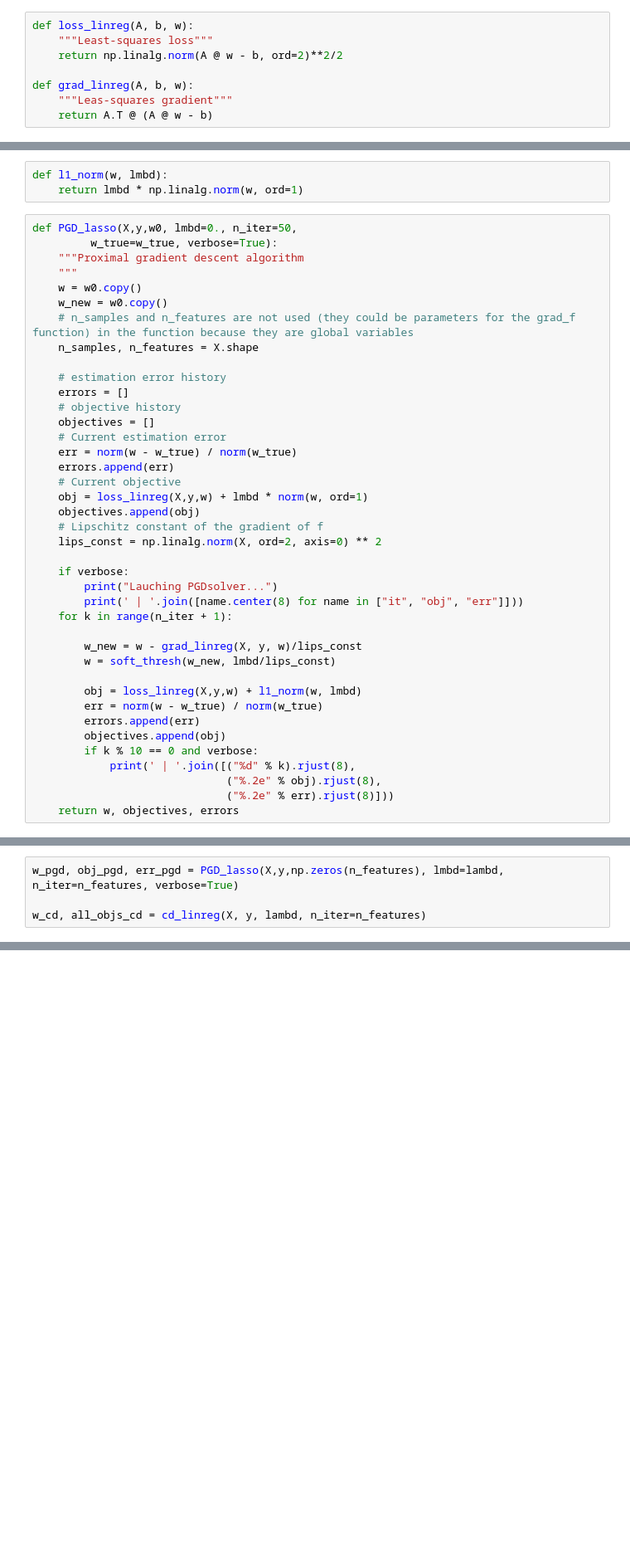
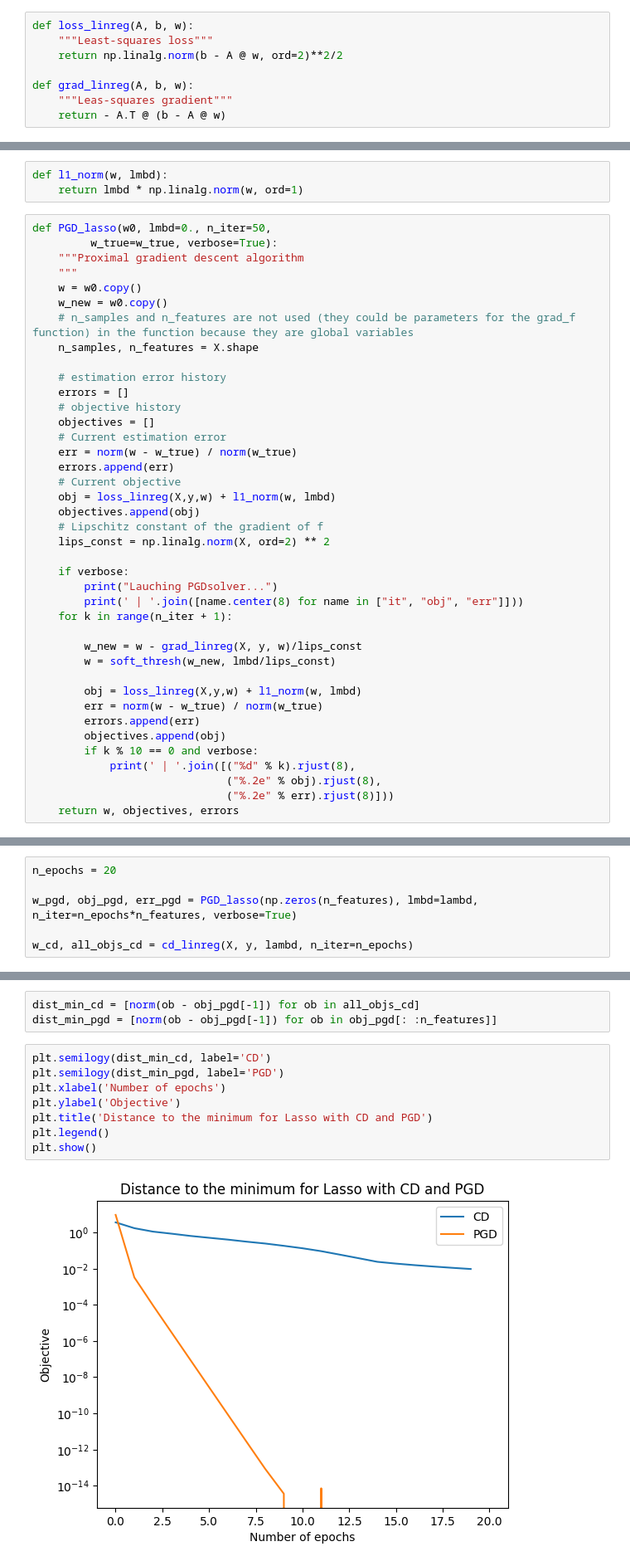
Before and after one commit to BryanBradfo/optimisation-algorithms, a Jupyter notebook: lab3_chen_bryan_and_devilder_alice.ipynb, the cells around one changed output, grey strips where cells are left out. Shown at 83% size. Drawn from its saved outputs; the diff is of its cells as text; blank space fills up the shorter version.

```diff
--- a/lab3_chen_bryan_and_devilder_alice.ipynb
+++ b/lab3_chen_bryan_and_devilder_alice.ipynb
@@ -146,11 +146,11 @@ def greedy_cd(A, b, n_iter):
 # %%
 def loss_linreg(A, b, w):
     """Least-squares loss"""
-    return np.linalg.norm(A @ w - b, ord=2)**2/2
+    return np.linalg.norm(b - A @ w, ord=2)**2/2
 
 def grad_linreg(A, b, w):
     """Leas-squares gradient"""
-    return A.T @ (A @ w - b)
+    return - A.T @ (b - A @ w)
 # %% [markdown]
 ### 1. Compute a precise minimum with your favorite solver
 # %%
@@ -503,7 +496,7 @@ w_true = np.linalg.lstsq(X, y, rcond=None)[0]
 def l1_norm(w, lmbd):
     return lmbd * np.linalg.norm(w, ord=1)
 # %%
-def PGD_lasso(X,y,w0, lmbd=0., n_iter=50,
+def PGD_lasso(w0, lmbd=0., n_iter=50,
          w_true=w_true, verbose=True):
     """Proximal gradient descent algorithm
     """
@@ -520,10 +513,10 @@ def PGD_lasso(X,y,w0, lmbd=0., n_iter=50,
     err = norm(w - w_true) / norm(w_true)
     errors.append(err)
     # Current objective
-    obj = loss_linreg(X,y,w) + lmbd * norm(w, ord=1)
+    obj = loss_linreg(X,y,w) + l1_norm(w, lmbd)
     objectives.append(obj)
     # Lipschitz constant of the gradient of f
-    lips_const = np.linalg.norm(X, ord=2, axis=0) ** 2
+    lips_const = np.linalg.norm(X, ord=2) ** 2
 
     if verbose:
         print("Lauching PGDsolver...")
@@ -570,9 +563,11 @@ def cd_linreg(X, y, lamb, n_iter):
 
     return w, all_objs
 # %%
-w_pgd, obj_pgd, err_pgd = PGD_lasso(X,y,np.zeros(n_features), lmbd=lambd, n_iter=n_features, verbose=True)
+n_epochs = 20
 
-w_cd, all_objs_cd = cd_linreg(X, y, lambd, n_iter=n_features)
+w_pgd, obj_pgd, err_pgd = PGD_lasso(np.zeros(n_features), lmbd=lambd, n_iter=n_epochs*n_features, verbose=True)
+
+w_cd, all_objs_cd = cd_linreg(X, y, lambd, n_iter=n_epochs)
 # %% [output]
 Lauching PGDsolver...
    it    |   obj    |   err
@@ -604 +589,14 @@ KeyboardInterrupt:
+# %%
+dist_min_cd = [norm(ob - obj_pgd[-1]) for ob in all_objs_cd]
+dist_min_pgd = [norm(ob - obj_pgd[-1]) for ob in obj_pgd[: :n_features]]
+# %%
+plt.semilogy(dist_min_cd, label='CD')
+plt.semilogy(dist_min_pgd, label='PGD')
+plt.xlabel('Number of epochs')
+plt.ylabel('Objective')
+plt.title('Distance to the minimum for Lasso with CD and PGD')
+plt.legend()
+plt.show()
+# %% [output]
+[figure, added]
 # %%
```
Also changed, not shown: parts of 7 cells of this notebook.
